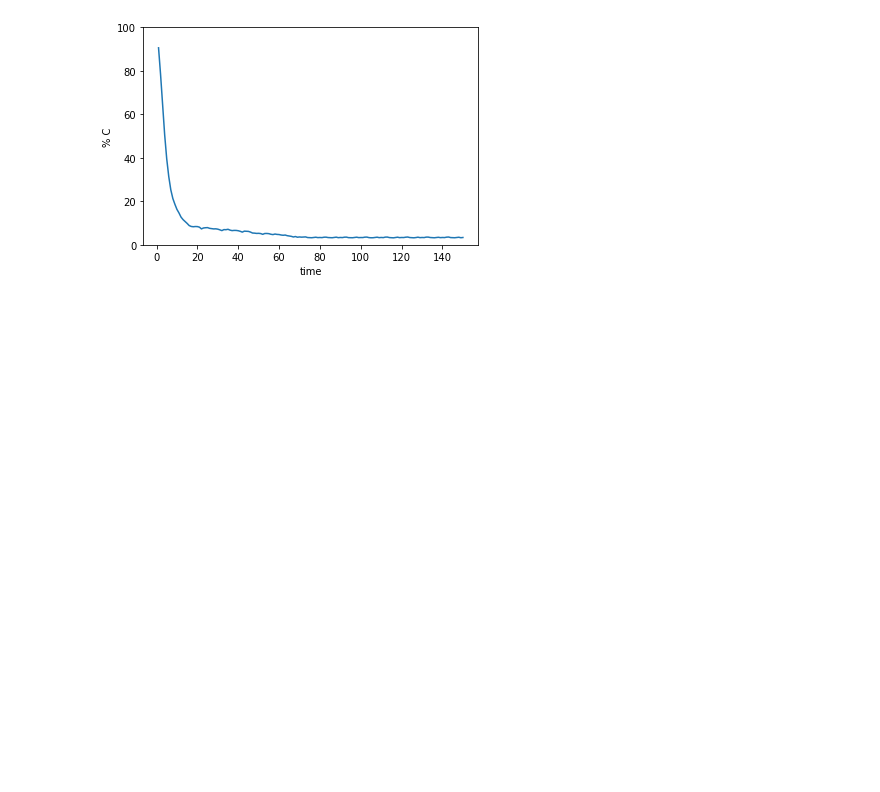
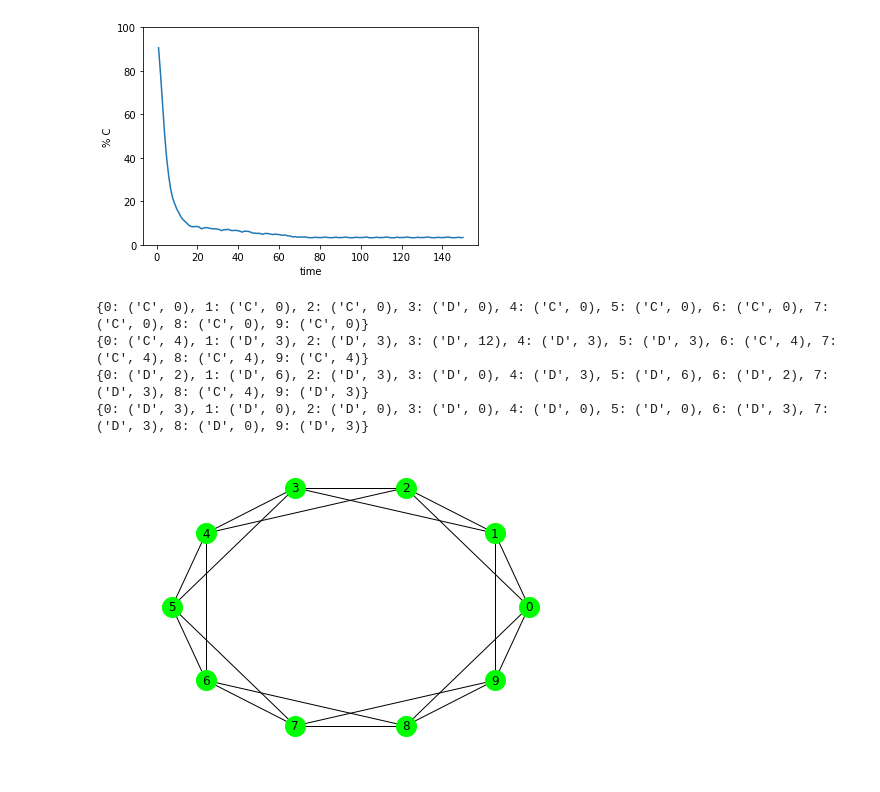
Before and after one commit to nrivkin/ComplexityNetworkProject, a Jupyter notebook: reports/Test_suite.ipynb, the cells around one changed output. Saved outputs shown, nothing was run; the diff lists cells and outputs as text; code cells hidden in the pictures; blank space fills up the shorter version.

Commit message:
visualizes state

```diff
--- a/reports/Test_suite.ipynb
+++ b/reports/Test_suite.ipynb
@@ -255,3 +255,47 @@ time_ratio_graph(n=3600, k=60, graph_type='lattice', c0=0.98, N=150, M=2, T=2, R
 # %% [output]
 [figure]
 [figure]
+# %%
+from __future__ import print_function, division
+
+%matplotlib inline
+%precision 3
+
+import warnings
+warnings.filterwarnings('ignore')
+
+import matplotlib.pyplot as plt
+
+
+# colors from our friends at http://colorbrewer2.org
+COLORS = dict([('C','#00ff00'),('D','#0000ff')])
+
+bench = TestBench(10, 4, 'regular', c0=.9, p=None, N=10, M=10)
+
+labels = {}
+for i in range(bench.n):
+    labels[i] = (bench.nodes[i].state, bench.nodes[i].score)
+
+print(labels)
+
+
+nx.draw_circular(bench.graph,
+                 node_color=COLORS[node.state],
+                 node_size=400,
+                 with_labels=True)
+
+
+for _ in range(3):
+    bench.step()
+
+    labels = {}
+    for i in range(bench.n):
+        labels[i] = (bench.nodes[i].state, bench.nodes[i].score)
+
+    print(labels)
+# %% [output]
+{0: ('C', 0), 1: ('C', 0), 2: ('C', 0), 3: ('D', 0), 4: ('C', 0), 5: ('C', 0), 6: ('C', 0), 7: ('C', 0), 8: ('C', 0), 9: ('C', 0)}
+{0: ('C', 4), 1: ('D', 3), 2: ('D', 3), 3: ('D', 12), 4: ('D', 3), 5: ('D', 3), 6: ('C', 4), 7: ('C', 4), 8: ('C', 4), 9: ('C', 4)}
+{0: ('D', 2), 1: ('D', 6), 2: ('D', 3), 3: ('D', 0), 4: ('D', 3), 5: ('D', 6), 6: ('D', 2), 7: ('D', 3), 8: ('C', 4), 9: ('D', 3)}
+{0: ('D', 3), 1: ('D', 0), 2: ('D', 0), 3: ('D', 0), 4: ('D', 0), 5: ('D', 0), 6: ('D', 3), 7: ('D', 3), 8: ('D', 0), 9: ('D', 3)}
+[figure, added]
```
